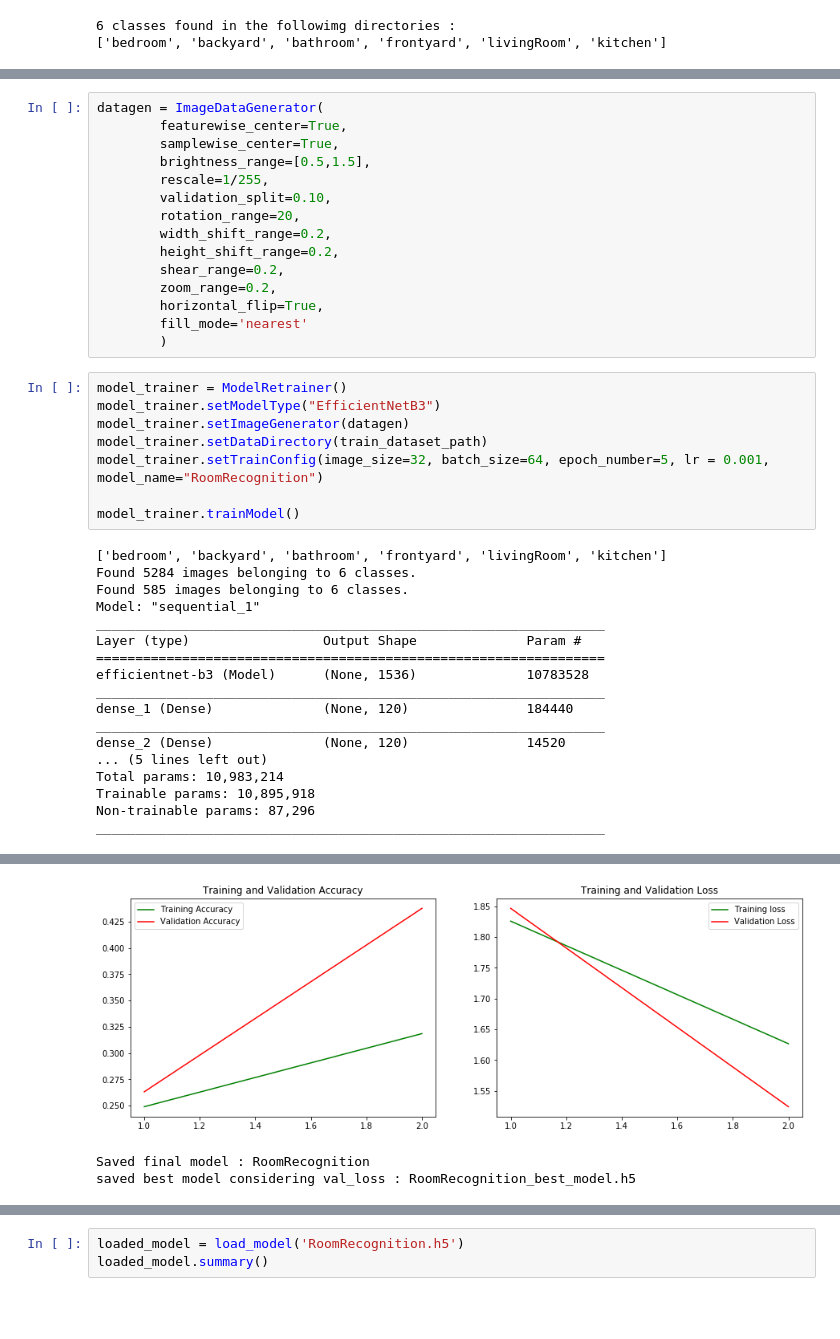
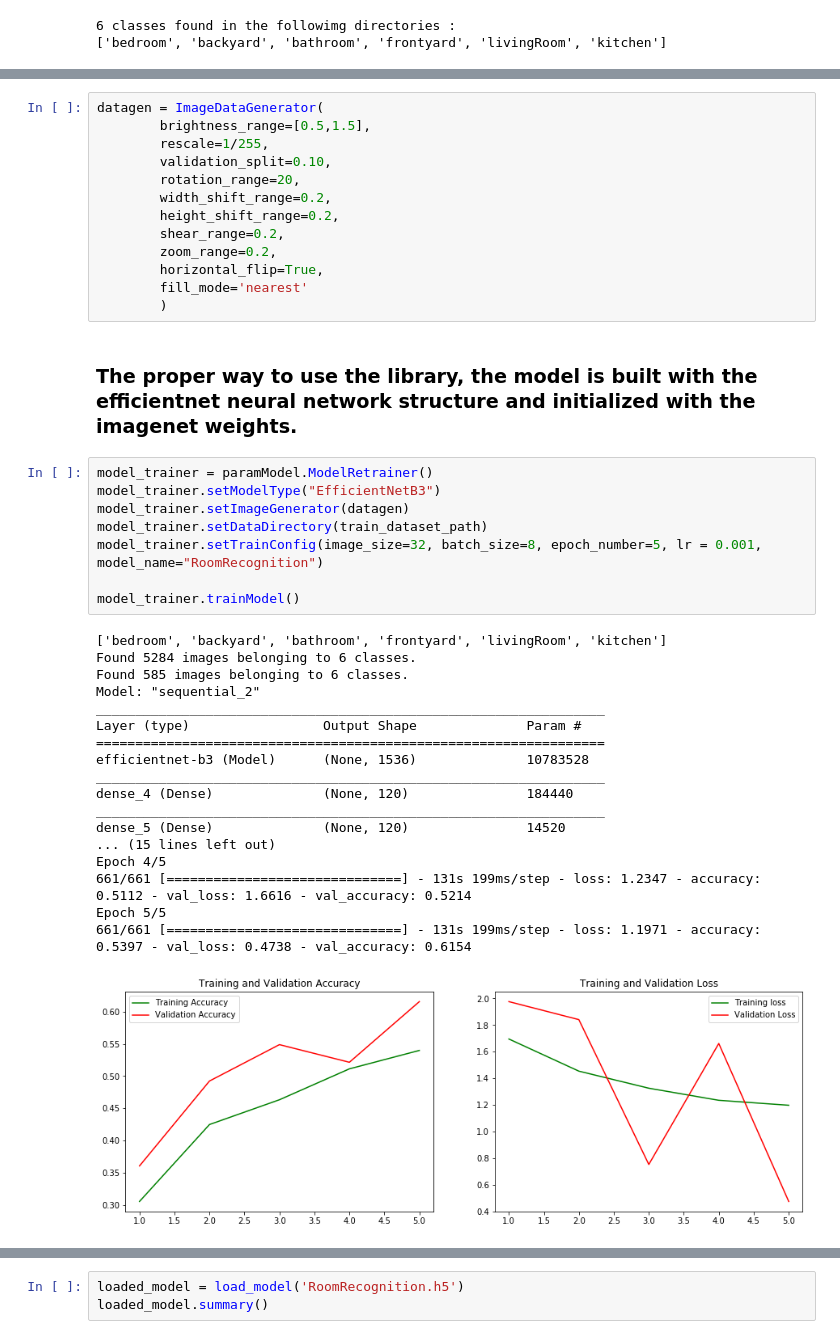
Before and after one commit to Cyprien0105/DataScience, a Jupyter notebook: example/Image-Classification-example.ipynb, the cells around one changed output, grey strips where cells are left out. Cells and saved outputs as stored; diff of their text form; blank space fills up the shorter version.

```diff
--- a/example/Image-Classification-example.ipynb
+++ b/example/Image-Classification-example.ipynb
@@ -22,7 +31,5 @@ print(labels)
 # %%
 datagen = ImageDataGenerator(
-        featurewise_center=True,
-        samplewise_center=True,
         brightness_range=[0.5,1.5],
         rescale=1/255,
         validation_split=0.10,
@@ -34,29 +41,32 @@ datagen = ImageDataGenerator(
         horizontal_flip=True,
         fill_mode='nearest'
         )
+# %% [markdown]
+### The proper way to use the library, the model is built with the efficientnet neural network structure and initialized with the imagenet weights.
 # %%
-model_trainer = ModelRetrainer()
+model_trainer = paramModel.ModelRetrainer()
 model_trainer.setModelType("EfficientNetB3")
 model_trainer.setImageGenerator(datagen)
 model_trainer.setDataDirectory(train_dataset_path)
-model_trainer.setTrainConfig(image_size=32, batch_size=64, epoch_number=5, lr = 0.001, model_name="RoomRecognition")
+model_trainer.setTrainConfig(image_size=32, batch_size=8, epoch_number=5, lr = 0.001, model_name="RoomRecognition")
 
 model_trainer.trainModel()
 # %% [output]
 ['bedroom', 'backyard', 'bathroom', 'frontyard', 'livingRoom', 'kitchen']
 Found 5284 images belonging to 6 classes.
 Found 585 images belonging to 6 classes.
-Model: "sequential_1"
+Model: "sequential_2"
 _________________________________________________________________
 Layer (type)                 Output Shape              Param #
 =================================================================
 efficientnet-b3 (Model)      (None, 1536)              10783528
 _________________________________________________________________
-dense_1 (Dense)              (None, 120)               184440
+dense_4 (Dense)              (None, 120)               184440
 _________________________________________________________________
-dense_2 (Dense)              (None, 120)               14520
-... (5 lines left out)
-Total params: 10,983,214
-Trainable params: 10,895,918
-Non-trainable params: 87,296
-_________________________________________________________________
+dense_5 (Dense)              (None, 120)               14520
+... (15 lines left out)
+Epoch 4/5
+661/661 [==============================] - 131s 199ms/step - loss: 1.2347 - accuracy: 0.5112 - val_loss: 1.6616 - val_accuracy: 0.5214
+Epoch 5/5
+661/661 [==============================] - 131s 199ms/step - loss: 1.1971 - accuracy: 0.5397 - val_loss: 0.4738 - val_accuracy: 0.6154
+[figure, new version]
@@ -74,3 +74,0 @@ Epoch 2/2
-[figure, old version]
-Saved final model : RoomRecognition
-saved best model considering val_loss : RoomRecognition_best_model.h5
```
Also changed, not shown: parts of 10 cells of this notebook.
